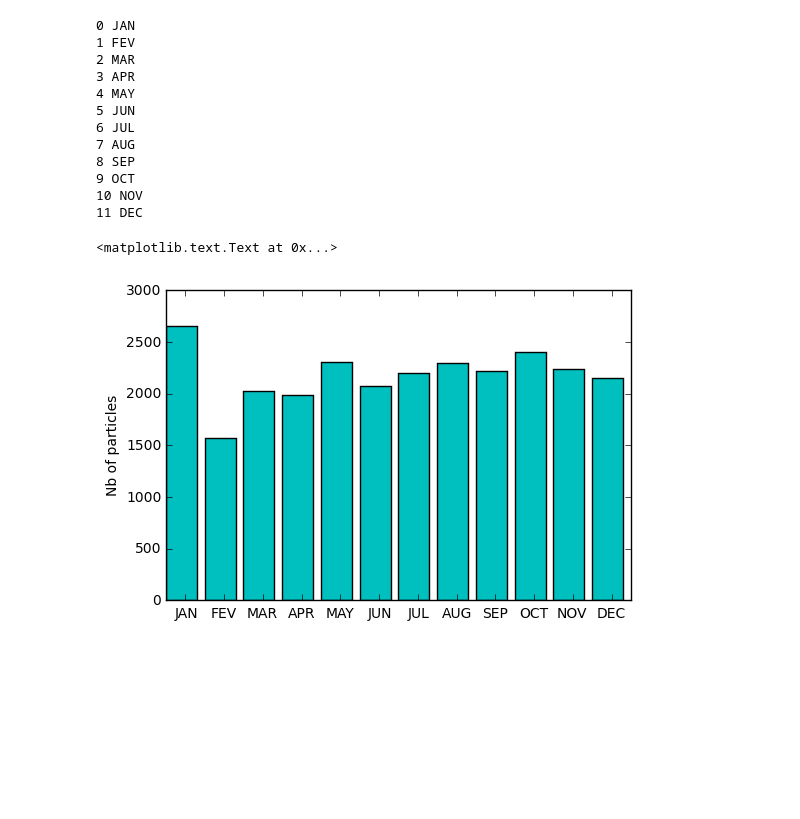
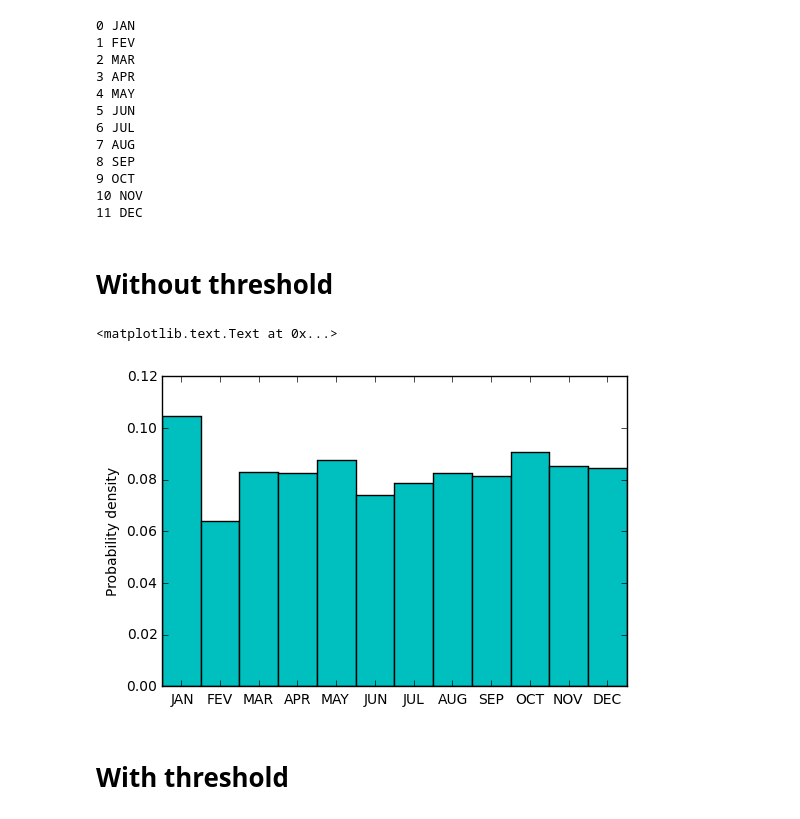
Before and after one commit to telot-em/SIO_internship, a Jupyter notebook: 50m_line_RG.ipynb, the cells around one changed output. Cells and saved outputs as stored; diff of their text form; code cells hidden in the pictures; blank space fills up the shorter version.

```diff
--- a/50m_line_RG.ipynb
+++ b/50m_line_RG.ipynb
@@ -939,9 +1396,9 @@ for i in range(1,31):
     SEP.append('SEP')
     NOV.append('NOV')
 # %%
-FEB = []
+FEV = []
 for i in range(1,29):
-    FEB.append('FEB')
+    FEV.append('FEV')
 # %%
 beg_APR = []
 end_APR = []
@@ -953,7 +1410,7 @@ for i in range(6,31):
     end_APR.append('APR')
 # %%
 Year = []
-Year = [beg_APR, MAY, JUN, JUL, AUG, SEP, OCT, NOV, DEC, JAN, FEB, MAR, end_APR]
+Year = [beg_APR, MAY, JUN, JUL, AUG, SEP, OCT, NOV, DEC, JAN, FEV, MAR, end_APR]
 # %%
 Year_1_list = list(itertools.chain(*Year))
 # %%
@@ -968,0 +1430,2 @@ len(Five_Years_1_list)
+# %%
+Five_Years_1_list = pickle_load('Five_Years_1_list', Path)
@@ -1056,23 +1504,14 @@ X = list(x)
-# %%
-X[0] = x[7]
-X[1] = x[0]
-X[2] = x[1]
-X[3] = x[8]
-X[4] = x[4]
-X[5] = x[5]
-X[6] = x[6]
-X[7] = x[2]
-X[8] = x[3]
-X[9] = x[11]
-X[10] = x[9]
-X[11] = x[10]
+# %% [markdown]
+# Without threshold
 # %%
 x_coordinates = np.arange(len(num.keys()))
-plt.bar(x_coordinates, X, color='c')
+plt.bar(x_coordinates, np.array(X)/float(len(TIME_cross)), width=1, color='c')
 #plt.xticks(Y)
 x_coordinates = np.arange(len(num.keys()))+0.5
 plt.xticks(x_coordinates, Y)
-plt.ylabel('Nb of particles')
+plt.ylabel('Probability density')
 # %% [output]
 <matplotlib.text.Text at 0x...>
-[figure, old version]
+[figure, new version]
+# %% [markdown]
+# With threshold
```
Also changed, not shown: parts of 141 cells of this notebook, 9 other files.
